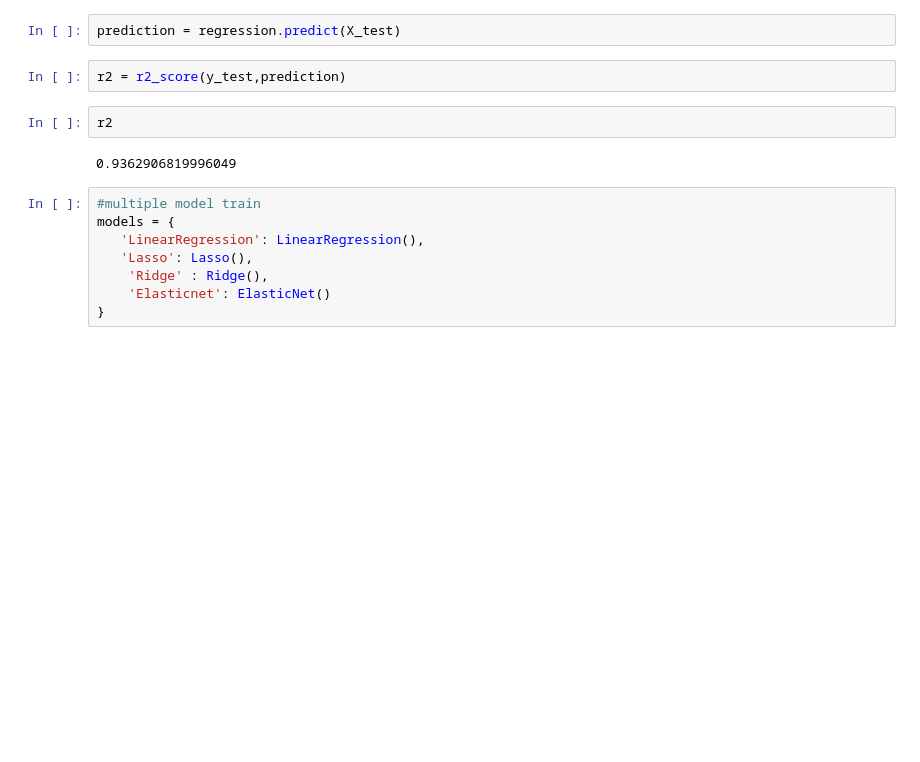
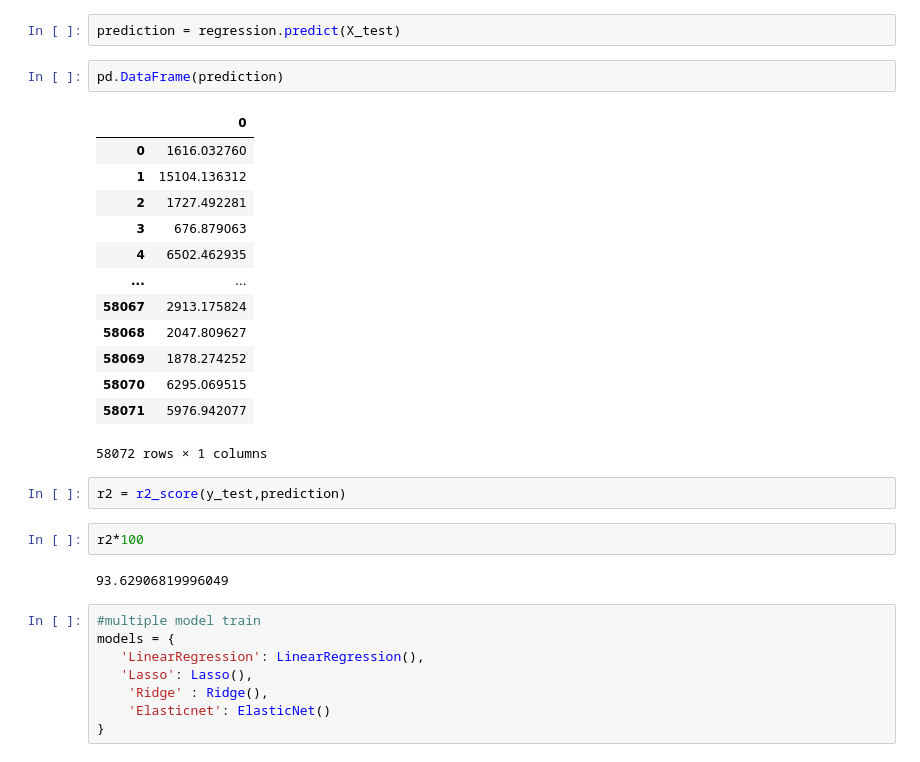
Before and after one commit to prajapatipiyush1209/Regression-Project, a Jupyter notebook: notebooks/model training.ipynb, the cells around one changed output. Cells and saved outputs as stored; diff of their text form; blank space fills up the shorter version.

```diff
--- a/notebooks/model training.ipynb
+++ b/notebooks/model training.ipynb
@@ -197,12 +197,28 @@ regression = LinearRegression()
 r = regression.fit(X_train, y_train)
 # %%
 prediction = regression.predict(X_test)
+# %%
+pd.DataFrame(prediction)
+# %% [output]
+|  | 0 |
+| 0 | 1616.032760 |
+| 1 | 15104.136312 |
+| 2 | 1727.492281 |
+| 3 | 676.879063 |
+| 4 | 6502.462935 |
+| ... | ... |
+| 58067 | 2913.175824 |
+| 58068 | 2047.809627 |
+| 58069 | 1878.274252 |
+| 58070 | 6295.069515 |
+| 58071 | 5976.942077 |
+58072 rows × 1 columns
 # %%
 r2 = r2_score(y_test,prediction)
 # %%
-r2
+r2*100
 # %% [output]
-0.9362906819996049
+93.62906819996049
 # %%
 #multiple model train
 models = {
```
Also changed, not shown: 11 other files.
